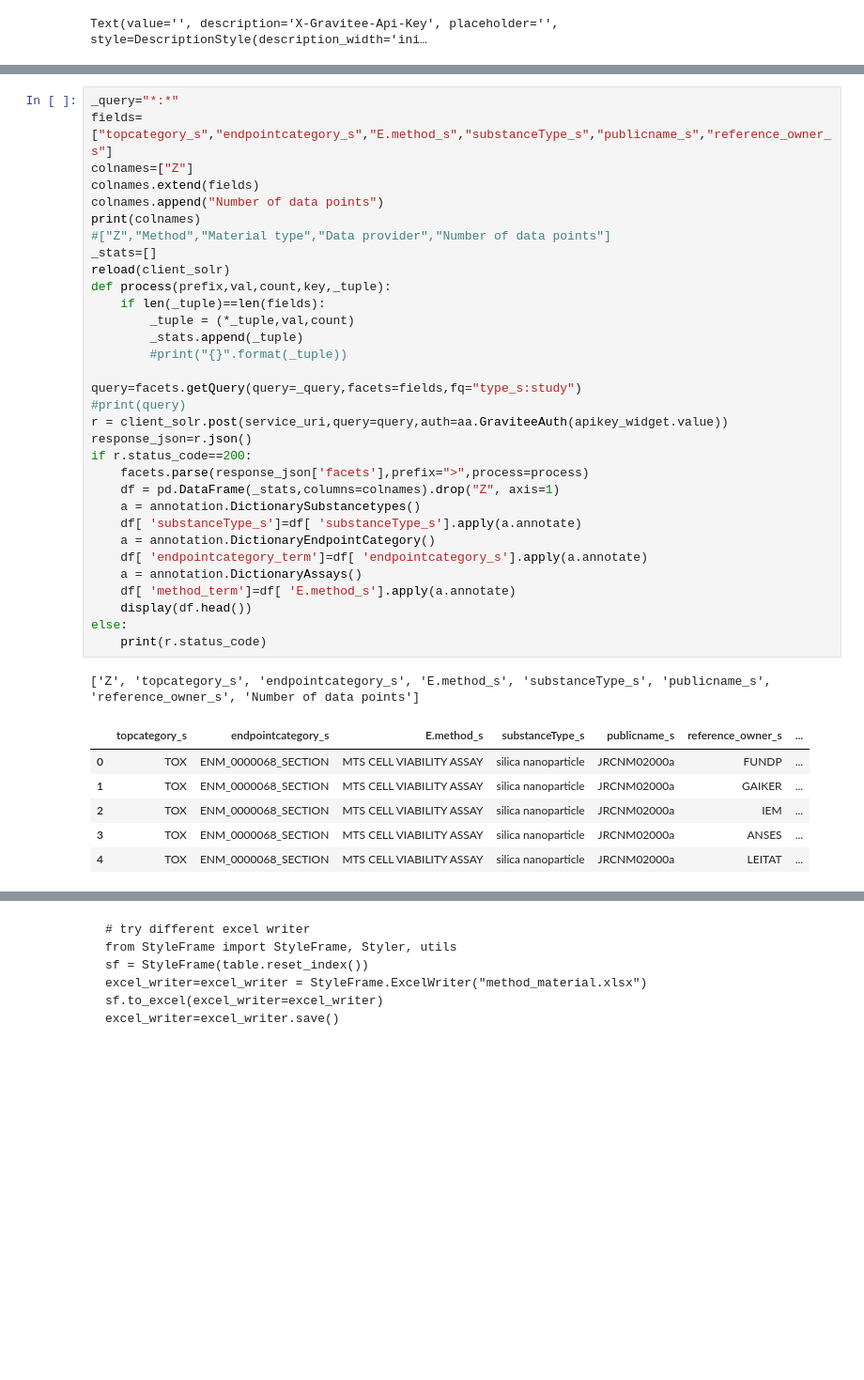
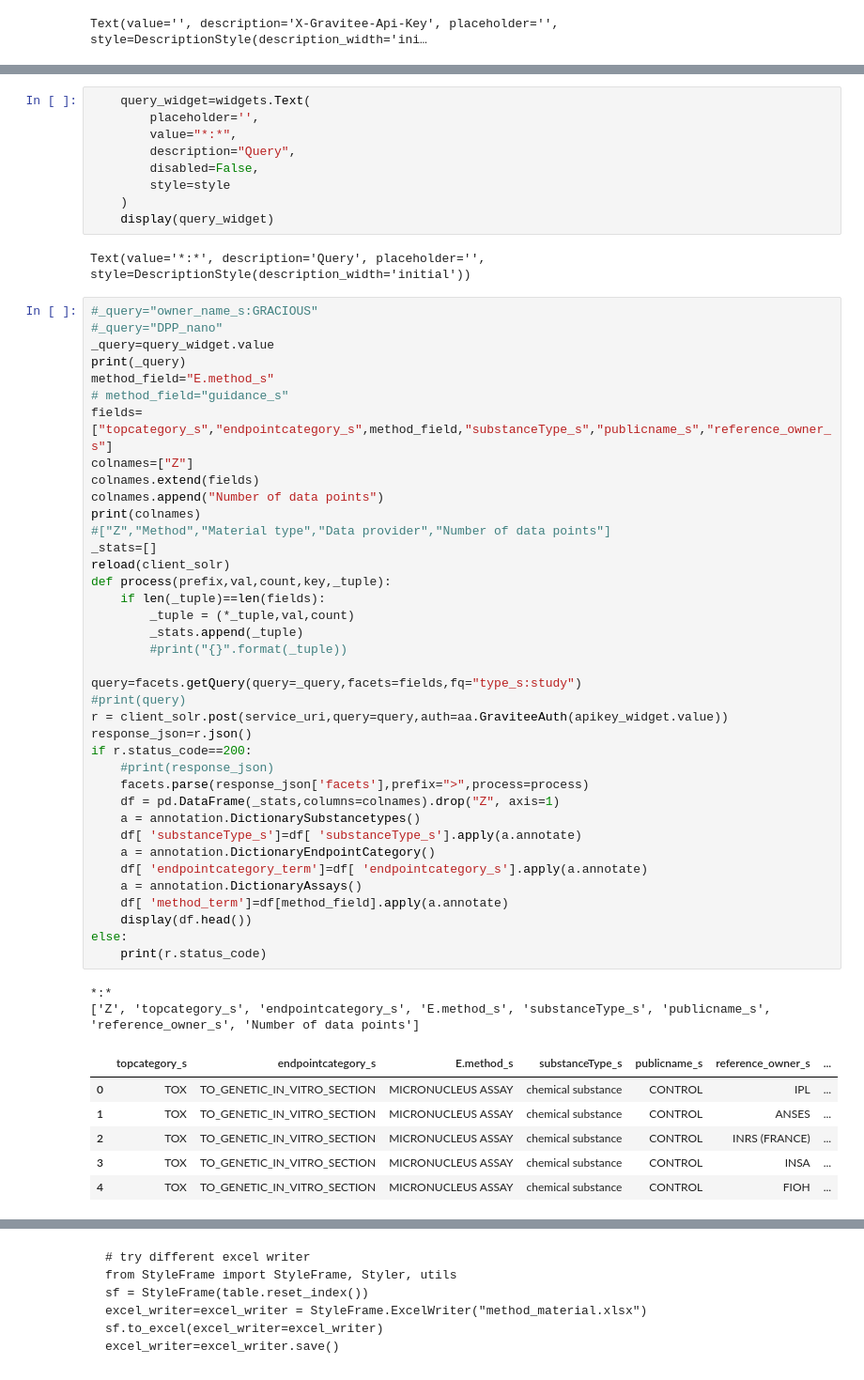
Before and after one commit to ideaconsult/notebooks-ambit, a Jupyter notebook: enanomapper/summary.ipynb, the cells around one changed output, grey strips where cells are left out. Shown: that part at 94% size. Drawn from its saved outputs; the diff is of its cells as text; blank space fills up the shorter version.

```diff
--- a/enanomapper/summary.ipynb
+++ b/enanomapper/summary.ipynb
@@ -53,41 +53,59 @@ Sending queries to https://api.ideaconsult.net/nanoreg1
+# %%
+    query_widget=widgets.Text(
+        placeholder='',
+        value="*:*",
+        description="Query",
+        disabled=False,
+        style=style
+    )
+    display(query_widget)
+# %% [output]
+Text(value='*:*', description='Query', placeholder='', style=DescriptionStyle(description_width='initial'))
 # %%
-_query="*:*"
-fields=["topcategory_s","endpointcategory_s","E.method_s","substanceType_s","publicname_s","reference_owner_s"]
+#_query="owner_name_s:GRACIOUS"
+#_query="DPP_nano"
+_query=query_widget.value
+print(_query)
+method_field="E.method_s"
+# method_field="guidance_s"
+fields=["topcategory_s","endpointcategory_s",method_field,"substanceType_s","publicname_s","reference_owner_s"]
 colnames=["Z"]
 colnames.extend(fields)
 colnames.append("Number of data points")
 print(colnames)
 #["Z","Method","Material type","Data provider","Number of data points"]
 _stats=[]
 reload(client_solr)
 def process(prefix,val,count,key,_tuple):
     if len(_tuple)==len(fields):
         _tuple = (*_tuple,val,count)
         _stats.append(_tuple)
         #print("{}".format(_tuple))
 
 query=facets.getQuery(query=_query,facets=fields,fq="type_s:study")
 #print(query)
 r = client_solr.post(service_uri,query=query,auth=aa.GraviteeAuth(apikey_widget.value))
 response_json=r.json()
 if r.status_code==200:
+    #print(response_json)
     facets.parse(response_json['facets'],prefix=">",process=process)
     df = pd.DataFrame(_stats,columns=colnames).drop("Z", axis=1)
     a = annotation.DictionarySubstancetypes()
     df[ 'substanceType_s']=df[ 'substanceType_s'].apply(a.annotate)
     a = annotation.DictionaryEndpointCategory()
     df[ 'endpointcategory_term']=df[ 'endpointcategory_s'].apply(a.annotate)
     a = annotation.DictionaryAssays()
-    df[ 'method_term']=df[ 'E.method_s'].apply(a.annotate)
+    df[ 'method_term']=df[method_field].apply(a.annotate)
     display(df.head())
 else:
     print(r.status_code)
 # %% [output]
+*:*
 ['Z', 'topcategory_s', 'endpointcategory_s', 'E.method_s', 'substanceType_s', 'publicname_s', 'reference_owner_s', 'Number of data points']
 |  | topcategory_s | endpointcategory_s | E.method_s | substanceType_s | publicname_s | reference_owner_s | ... |
-| 0 | TOX | ENM_0000068_SECTION | MTS CELL VIABILITY ASSAY | silica nanoparticle | JRCNM02000a | FUNDP | ... |
-| 1 | TOX | ENM_0000068_SECTION | MTS CELL VIABILITY ASSAY | silica nanoparticle | JRCNM02000a | GAIKER | ... |
-| 2 | TOX | ENM_0000068_SECTION | MTS CELL VIABILITY ASSAY | silica nanoparticle | JRCNM02000a | IEM | ... |
-| 3 | TOX | ENM_0000068_SECTION | MTS CELL VIABILITY ASSAY | silica nanoparticle | JRCNM02000a | ANSES | ... |
-| 4 | TOX | ENM_0000068_SECTION | MTS CELL VIABILITY ASSAY | silica nanoparticle | JRCNM02000a | LEITAT | ... |
+| 0 | TOX | TO_GENETIC_IN_VITRO_SECTION | MICRONUCLEUS ASSAY | chemical substance | CONTROL | IPL | ... |
+| 1 | TOX | TO_GENETIC_IN_VITRO_SECTION | MICRONUCLEUS ASSAY | chemical substance | CONTROL | ANSES | ... |
+| 2 | TOX | TO_GENETIC_IN_VITRO_SECTION | MICRONUCLEUS ASSAY | chemical substance | CONTROL | INRS (FRANCE) | ... |
+| 3 | TOX | TO_GENETIC_IN_VITRO_SECTION | MICRONUCLEUS ASSAY | chemical substance | CONTROL | INSA | ... |
+| 4 | TOX | TO_GENETIC_IN_VITRO_SECTION | MICRONUCLEUS ASSAY | chemical substance | CONTROL | FIOH | ... |
 # %%
```
Also changed, not shown: parts of 3 cells of this notebook, 2 other files.
